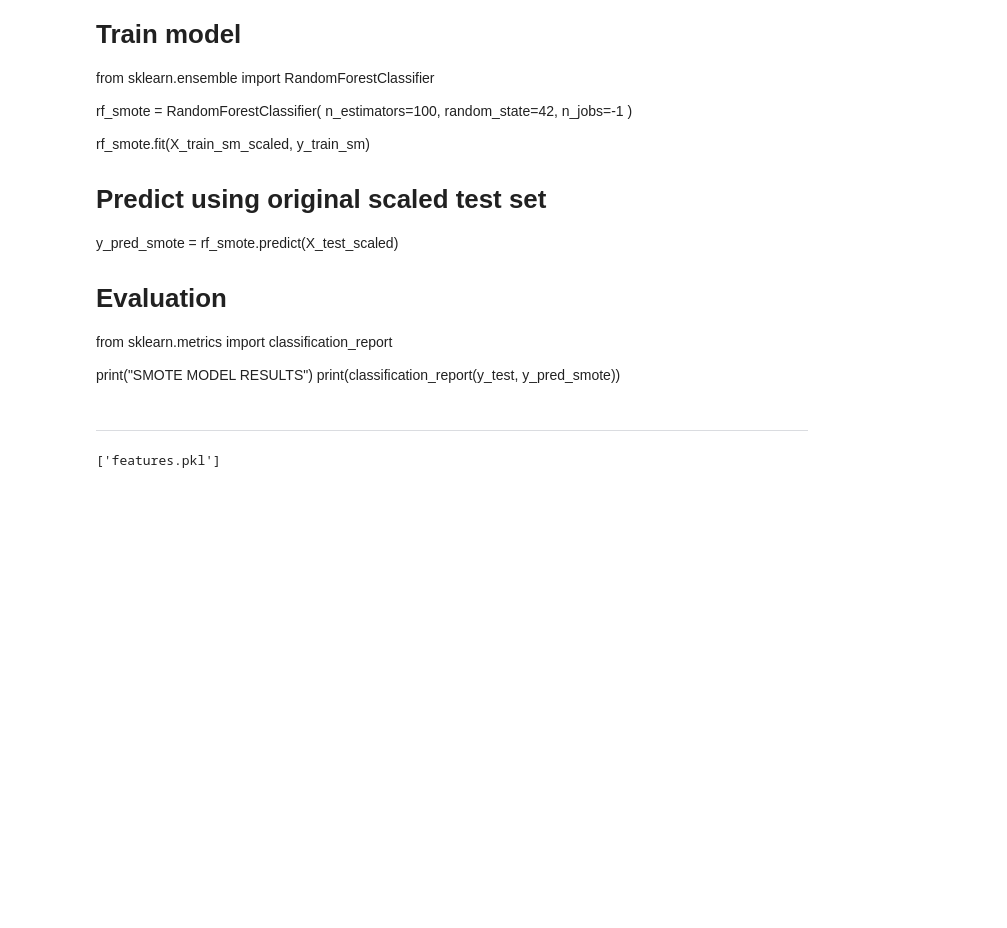
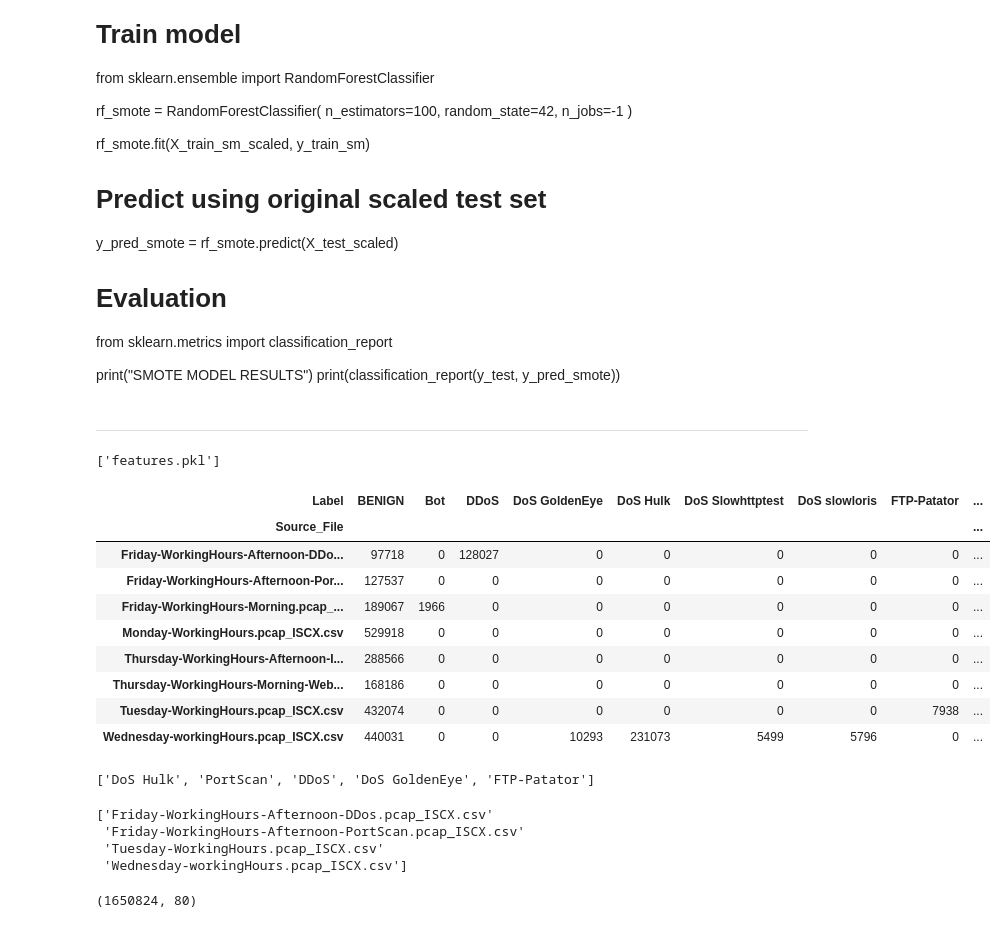
Before and after one commit to SanderSSoares/IDS-Capstone_Project, a Jupyter notebook: IDS_CA2.ipynb, the cells around one changed output. Saved outputs shown, nothing was run; the diff lists cells and outputs as text; code cells hidden in the pictures; blank space fills up the shorter version.

```diff
--- a/IDS_CA2.ipynb
+++ b/IDS_CA2.ipynb
@@ -1192,3 +1192,82 @@ joblib.dump(label_encoder, "label_encoder.pkl")
 joblib.dump(X_train.columns.tolist(), "features.pkl")
 # %% [output]
 ['features.pkl']
+# %%
+import pandas as pd
+import glob
+import os
+
+files = glob.glob("Datasets/CICIDS2017/*.csv")
+
+df_list = []
+
+for f in files:
+    temp_df = pd.read_csv(f)
+    temp_df.columns = temp_df.columns.str.strip()
+
+    # Add source file column
+    temp_df["Source_File"] = os.path.basename(f)
+
+    df_list.append(temp_df)
+
+df = pd.concat(df_list, ignore_index=True)
+# %%
+df.groupby(["Source_File", "Label"]).size().unstack(fill_value=0)
+# %% [output]
+| Label | BENIGN | Bot | DDoS | DoS GoldenEye | DoS Hulk | DoS Slowhttptest | DoS slowloris | FTP-Patator | ... |
+| Source_File |  |  |  |  |  |  |  |  | ... |
+| Friday-WorkingHours-Afternoon-DDo... | 97718 | 0 | 128027 | 0 | 0 | 0 | 0 | 0 | ... |
+| Friday-WorkingHours-Afternoon-Por... | 127537 | 0 | 0 | 0 | 0 | 0 | 0 | 0 | ... |
+| Friday-WorkingHours-Morning.pcap_... | 189067 | 1966 | 0 | 0 | 0 | 0 | 0 | 0 | ... |
+| Monday-WorkingHours.pcap_ISCX.csv | 529918 | 0 | 0 | 0 | 0 | 0 | 0 | 0 | ... |
+| Thursday-WorkingHours-Afternoon-I... | 288566 | 0 | 0 | 0 | 0 | 0 | 0 | 0 | ... |
+| Thursday-WorkingHours-Morning-Web... | 168186 | 0 | 0 | 0 | 0 | 0 | 0 | 0 | ... |
+| Tuesday-WorkingHours.pcap_ISCX.csv | 432074 | 0 | 0 | 0 | 0 | 0 | 0 | 7938 | ... |
+| Wednesday-workingHours.pcap_ISCX.csv | 440031 | 0 | 0 | 10293 | 231073 | 5499 | 5796 | 0 | ... |
+# %%
+top_attacks = df['Label'].value_counts().drop('BENIGN').head(5).index.tolist()
+print(top_attacks)
+# %% [output]
+['DoS Hulk', 'PortScan', 'DDoS', 'DoS GoldenEye', 'FTP-Patator']
+# %%
+# Filter only rows with top attacks
+df_attacks = df[df['Label'].isin(top_attacks)]
+
+# Get unique files that contain them
+selected_files = df_attacks['Source_File'].unique()
+
+print(selected_files)
+# %% [output]
+['Friday-WorkingHours-Afternoon-DDos.pcap_ISCX.csv'
+ 'Friday-WorkingHours-Afternoon-PortScan.pcap_ISCX.csv'
+ 'Tuesday-WorkingHours.pcap_ISCX.csv'
+ 'Wednesday-workingHours.pcap_ISCX.csv']
+# %%
+selected_files = [
+    'Friday-WorkingHours-Afternoon-DDos.pcap_ISCX.csv',
+    'Friday-WorkingHours-Afternoon-PortScan.pcap_ISCX.csv',
+    'Tuesday-WorkingHours.pcap_ISCX.csv',
+    'Wednesday-workingHours.pcap_ISCX.csv'
+]
+
+import pandas as pd
+import os
+
+base_path = "Datasets/CICIDS2017/"
+
+df_list = []
+
+for file in selected_files:
+    path = os.path.join(base_path, file)
+    temp_df = pd.read_csv(path)
+
+    temp_df.columns = temp_df.columns.str.strip()
+    temp_df["Source_File"] = file
+
+    df_list.append(temp_df)
+
+df_reduced = pd.concat(df_list, ignore_index=True)
+
+print(df_reduced.shape)
+# %% [output]
+(1650824, 80)
```
Also changed, not shown: parts of 5 cells of this notebook.
